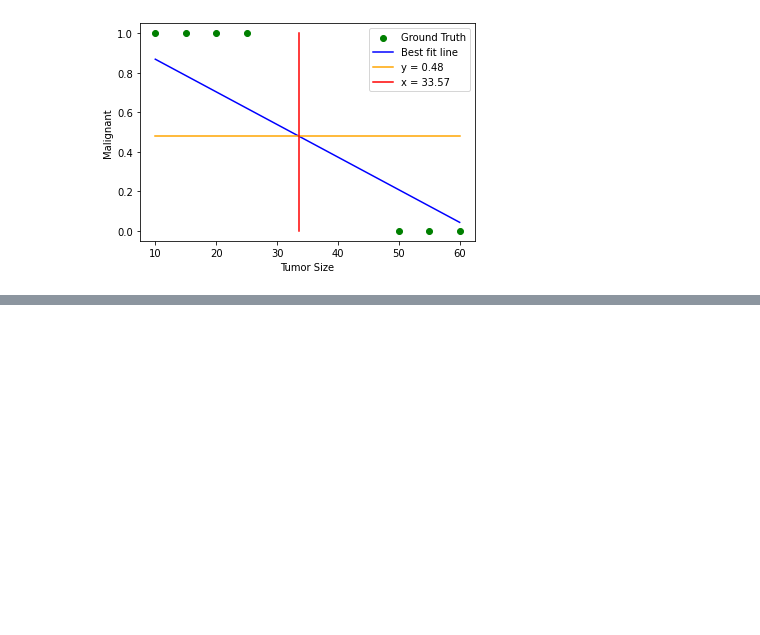
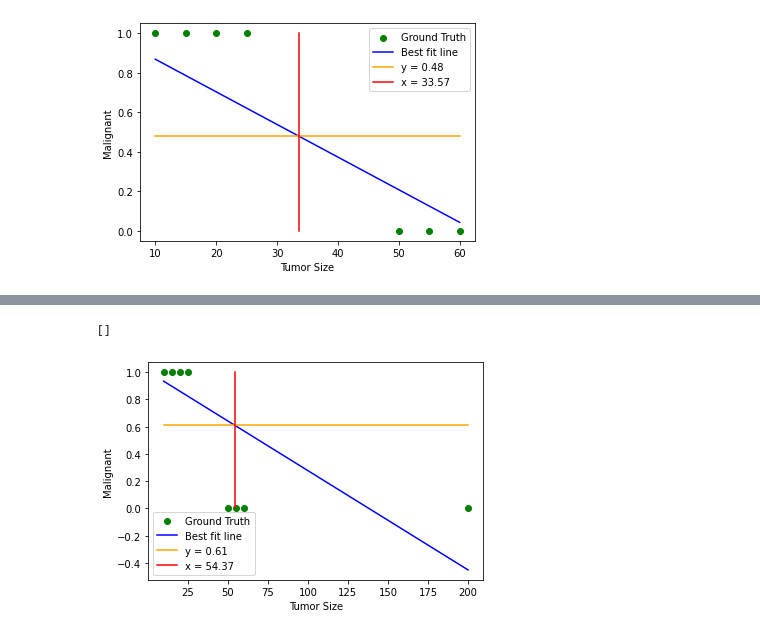
Before and after one commit to ammarlodhi255/supervised-learning-from-scratch, a Jupyter notebook: classification/using_linear_regression_to_solve_classification.ipynb, the cells around one changed output, grey strips where cells are left out. Saved outputs shown, nothing was run; the diff lists cells and outputs as text; code cells hidden in the pictures; blank space fills up the shorter version.

```diff
--- a/classification/using_linear_regression_to_solve_classification.ipynb
+++ b/classification/using_linear_regression_to_solve_classification.ipynb
@@ -129,3 +129,12 @@ would be classified as benign.
 # %% [output]
 '\nAnything on the left of this line would be classified as malignant, and anything on the right would be classified\nas benign.\n'
 [figure]
+# %%
+'''
+For this particular data, it seems linear regression could be useful when incorporated with the concept of
+threshold, but now let us see the data on which it would not work.
+'''
+
+X_train = np.array([10, 15, 20, 25, 50, 55, 60, 200])
+y_train = np.array([1, 1, 1, 1, 0, 0, 0, 0])
+w, b = GradientDescentUnivariateLR(X_train, y_train, lr=0.0001).run(-1, 1, 125)
@@ -131,0 +159,24 @@ would be classified as benign.
+# %%
+predictions = (X_train * w + b)
+num_instances = X_train.shape[0]
+mean = np.mean(predictions)
+intersection_x = ((np.mean(predictions) - b) / w)
+
+plt.scatter(X_train, y_train, c='green', label='Ground Truth')
+plt.plot(X_train, predictions, c='b', label='Best fit line')
+plt.plot(X_train, np.full(num_instances, mean),
+         c='orange', label='y = ' + str(round(mean, 2)))
+plt.plot(np.full(num_instances, intersection_x), y_train,
+         c='r', label='x = ' + str(round(intersection_x, 2)))
+plt.xlabel('Tumor Size')
+plt.ylabel('Malignant')
+plt.legend()
+plt.plot()
+
+'''
+The same logic does not work here. Just by adding an extra point, we end up learning a function that misclassifies
+some of the values.
+'''
+# %% [output]
+[]
+[figure, added]
```
Also changed, not shown: parts of 2 cells of this notebook.
